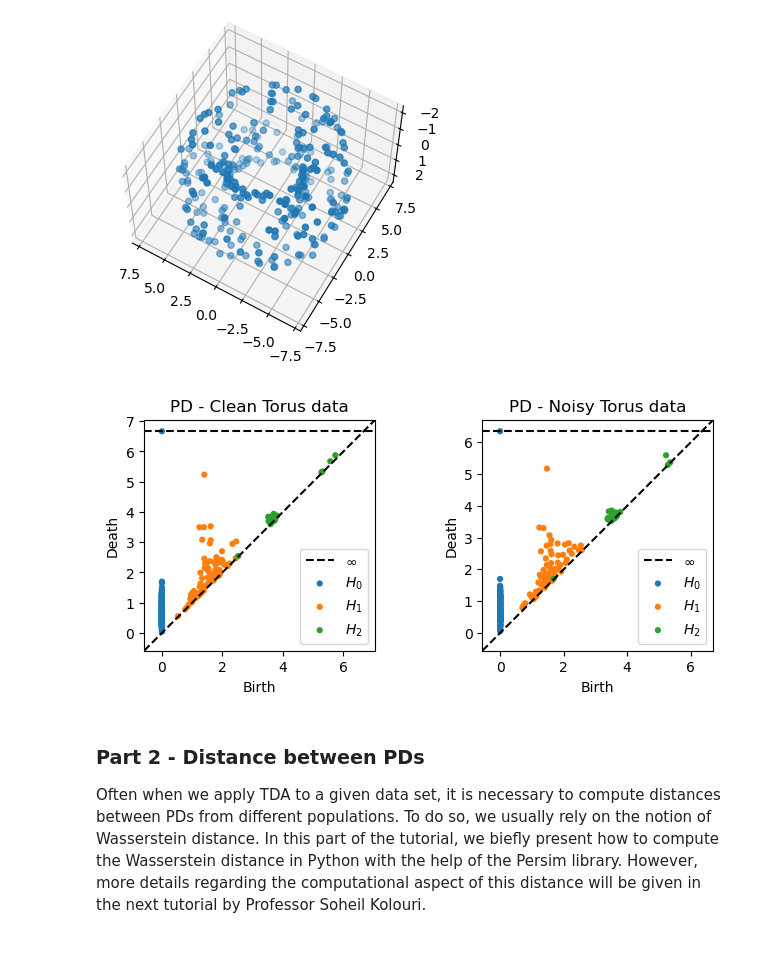
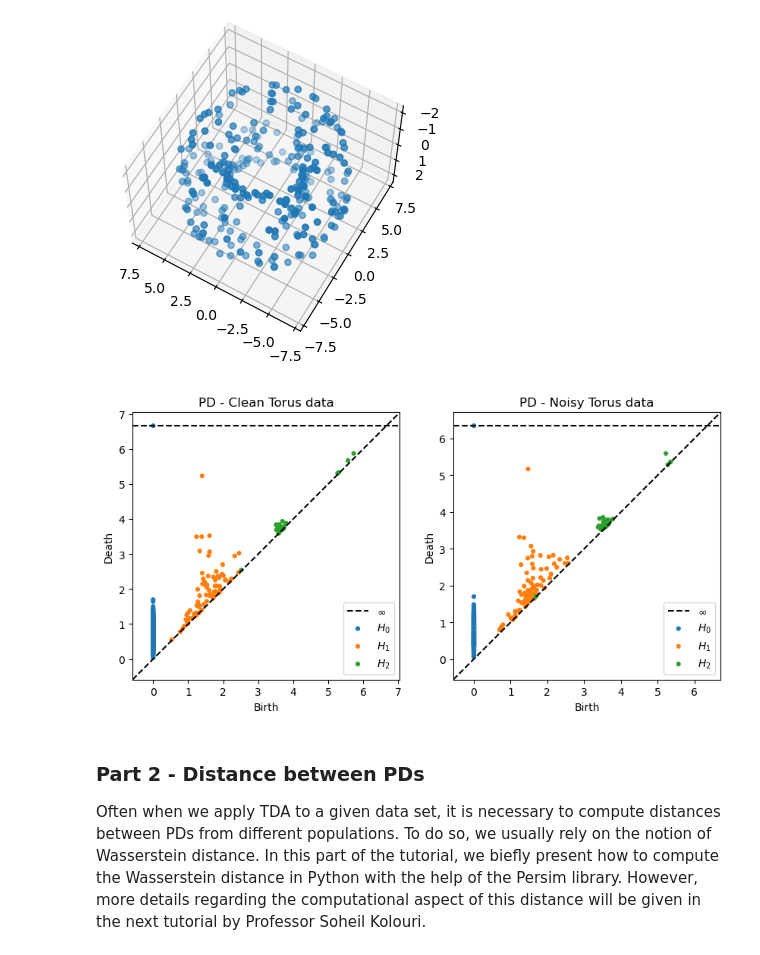
Before and after one commit to A-EL-YAAGOUBI/Dynamic-TDA, a Jupyter notebook: Dynamic_TDA.ipynb, the cells around one changed output. Drawn from its saved outputs; the diff is of its cells as text; code cells hidden in the pictures.

```diff
--- a/Dynamic_TDA.ipynb
+++ b/Dynamic_TDA.ipynb
@@ -181,18 +181,18 @@ tda_torus_noise = ripser(X=dataset_torus_noise, maxdim=2)
 diagrams_torus_clean = tda_torus_clean['dgms']
 diagrams_torus_noise = tda_torus_noise['dgms']
 # %%
-plt.figure(figsize=(8, 3))
+plt.figure(figsize=(10, 5))
 
 plt.subplot(121)
 plt.title('PD - Clean Torus data')
 persim.plot_diagrams(diagrams_torus_clean)
 plt.subplot(122)
 plt.title('PD - Noisy Torus data')
 persim.plot_diagrams(diagrams_torus_noise)
 
 plt.show()
 # %% [output]
-[figure, old version]
+[figure, new version]
 # %% [markdown]
 ### Part 2 - Distance between PDs
 
```
Also changed, not shown: parts of 2 cells of this notebook.
